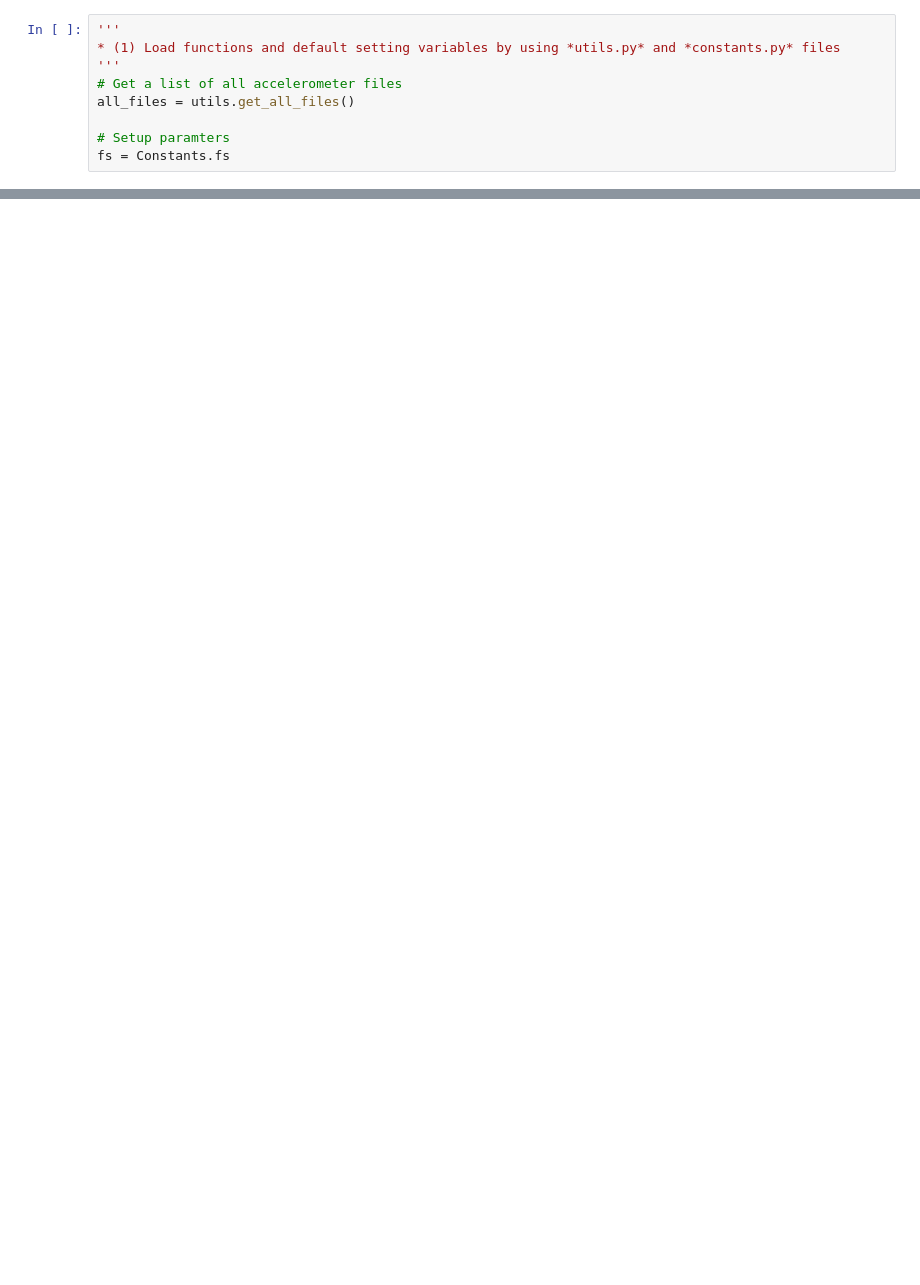
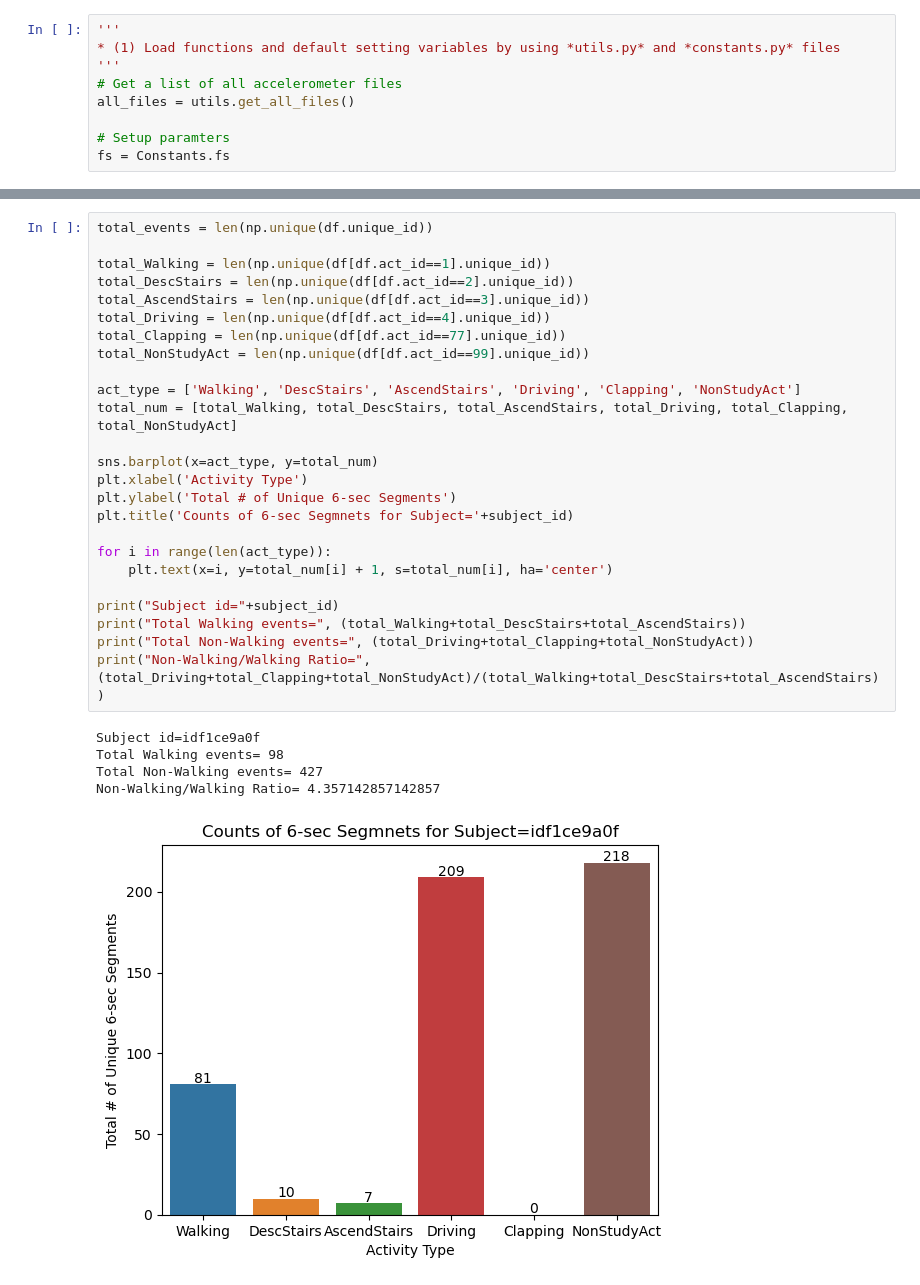
Before and after one commit to rkevinchao/walking_detection, a Jupyter notebook: source/03_data_preparation_features_creation.ipynb, the cells around one changed output, grey strips where cells are left out. Drawn from its saved outputs; the diff is of its cells as text; blank space fills up the shorter version.

```diff
--- a/source/03_data_preparation_features_creation.ipynb
+++ b/source/03_data_preparation_features_creation.ipynb
@@ -123 +139,32 @@ array(['idf1ce9a0f_1_107_1', 'idf1ce9a0f_1_108_1', 'idf1ce9a0f_1_109_1',
+# %%
+total_events = len(np.unique(df.unique_id))
+
+total_Walking = len(np.unique(df[df.act_id==1].unique_id))
+total_DescStairs = len(np.unique(df[df.act_id==2].unique_id))
+total_AscendStairs = len(np.unique(df[df.act_id==3].unique_id))
+total_Driving = len(np.unique(df[df.act_id==4].unique_id))
+total_Clapping = len(np.unique(df[df.act_id==77].unique_id))
+total_NonStudyAct = len(np.unique(df[df.act_id==99].unique_id))
+
+act_type = ['Walking', 'DescStairs', 'AscendStairs', 'Driving', 'Clapping', 'NonStudyAct']
+total_num = [total_Walking, total_DescStairs, total_AscendStairs, total_Driving, total_Clapping, total_NonStudyAct]
+
+sns.barplot(x=act_type, y=total_num)
+plt.xlabel('Activity Type')
+plt.ylabel('Total # of Unique 6-sec Segments')
+plt.title('Counts of 6-sec Segmnets for Subject='+subject_id)
+
+for i in range(len(act_type)):
+    plt.text(x=i, y=total_num[i] + 1, s=total_num[i], ha='center')
+
+print("Subject id="+subject_id)
+print("Total Walking events=", (total_Walking+total_DescStairs+total_AscendStairs))
+print("Total Non-Walking events=", (total_Driving+total_Clapping+total_NonStudyAct))
+print("Non-Walking/Walking Ratio=", (total_Driving+total_Clapping+total_NonStudyAct)/(total_Walking+total_DescStairs+total_AscendStairs))
+# %% [output]
+Subject id=idf1ce9a0f
+Total Walking events= 98
+Total Non-Walking events= 427
+Non-Walking/Walking Ratio= 4.357142857142857
+[figure, added]
 # %%
```
Also changed, not shown: parts of 5 cells of this notebook.
